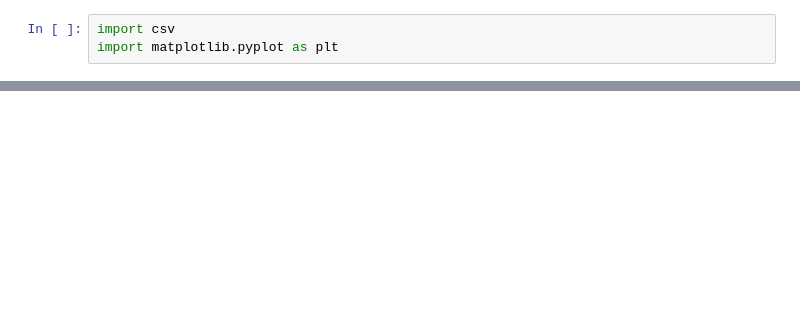
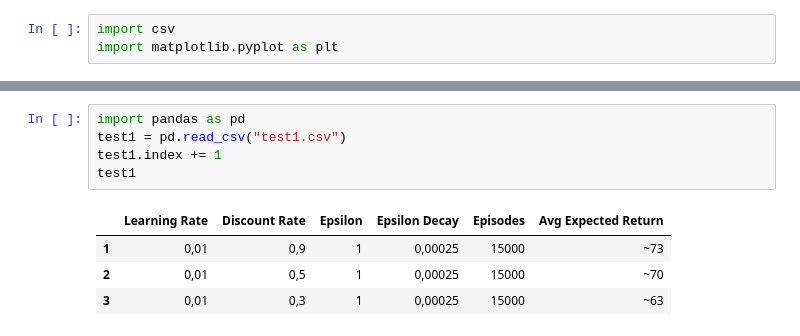
Before and after one commit to pater18/5-Semester-Projekt, a Jupyter notebook: Data Analysis.ipynb, the cells around one changed output, grey strips where cells are left out. Cells and saved outputs as stored; diff of their text form; blank space fills up the shorter version.

```diff
--- a/Data Analysis.ipynb
+++ b/Data Analysis.ipynb
@@ -147,0 +247,10 @@ plt.show()
+# %%
+import pandas as pd
+test1 = pd.read_csv("test1.csv")
+test1.index += 1
+test1
+# %% [output]
+|  | Learning Rate | Discount Rate | Epsilon | Epsilon Decay | Episodes | Avg Expected Return |
+| 1 | 0,01 | 0,9 | 1 | 0,00025 | 15000 | ~73 |
+| 2 | 0,01 | 0,5 | 1 | 0,00025 | 15000 | ~70 |
+| 3 | 0,01 | 0,3 | 1 | 0,00025 | 15000 | ~63 |
```
Also changed, not shown: parts of 26 cells of this notebook, 3 other files.
